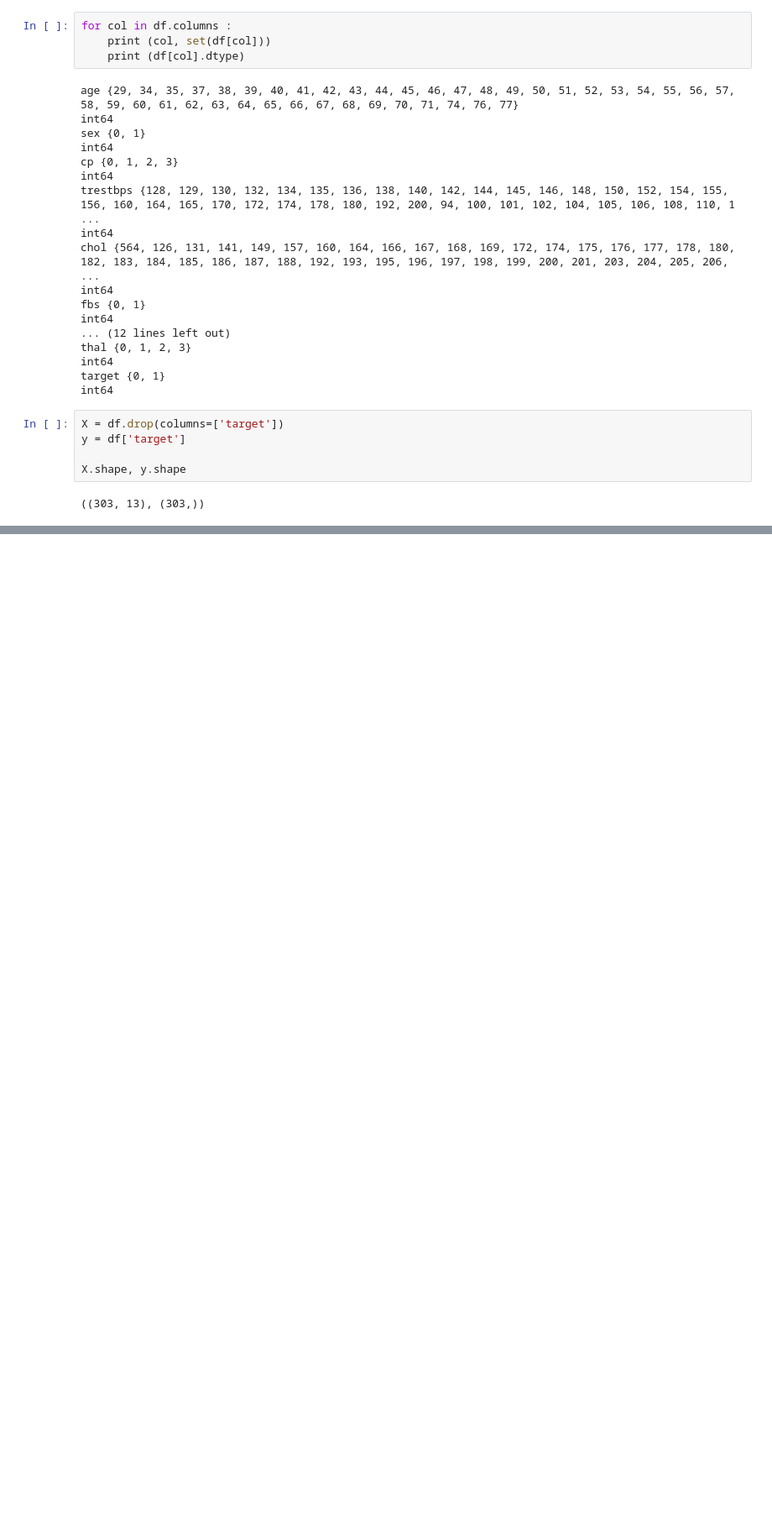
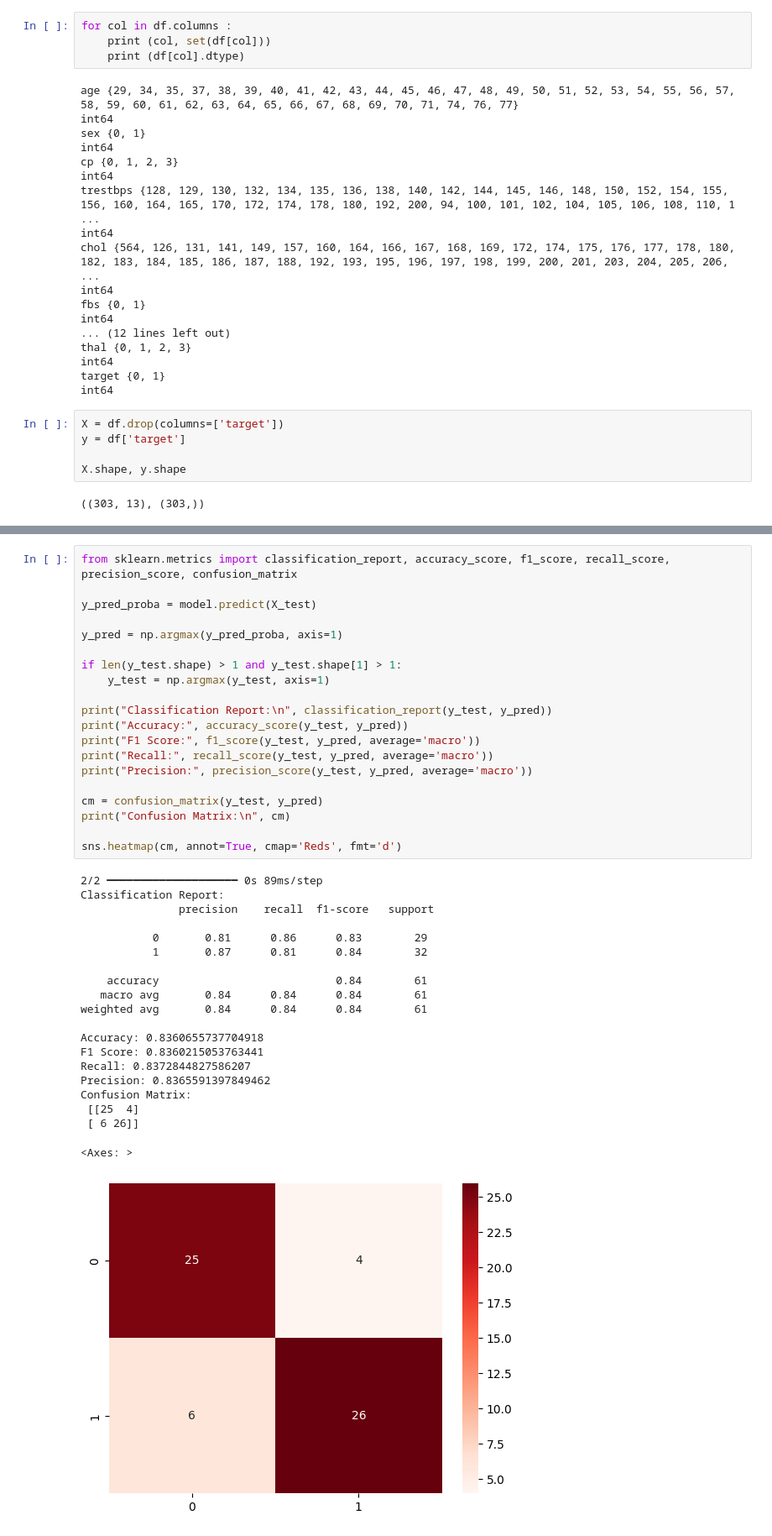
Before and after one commit to lky473736/learning-AI, a Jupyter notebook: class/AI-101/topic5/ML_DL_classification_heart(in class).ipynb, the cells around one changed output, grey strips where cells are left out. Shown at 84% size. Saved outputs shown, nothing was run; the diff lists cells and outputs as text; blank space fills up the shorter version.

```diff
--- a/class/AI-101/topic5/ML_DL_classification_heart(in class).ipynb
+++ b/class/AI-101/topic5/ML_DL_classification_heart(in class).ipynb
@@ -375,0 +486,41 @@ precision :  0.7018398268398269
+# %%
+from sklearn.metrics import classification_report, accuracy_score, f1_score, recall_score, precision_score, confusion_matrix
+
+y_pred_proba = model.predict(X_test)
+
+y_pred = np.argmax(y_pred_proba, axis=1)
+
+if len(y_test.shape) > 1 and y_test.shape[1] > 1:
+    y_test = np.argmax(y_test, axis=1)
+
+print("Classification Report:\n", classification_report(y_test, y_pred))
+print("Accuracy:", accuracy_score(y_test, y_pred))
+print("F1 Score:", f1_score(y_test, y_pred, average='macro'))
+print("Recall:", recall_score(y_test, y_pred, average='macro'))
+print("Precision:", precision_score(y_test, y_pred, average='macro'))
+
+cm = confusion_matrix(y_test, y_pred)
+print("Confusion Matrix:\n", cm)
+
+sns.heatmap(cm, annot=True, cmap='Reds', fmt='d')
+# %% [output]
+2/2 ━━━━━━━━━━━━━━━━━━━━ 0s 89ms/step
+Classification Report:
+               precision    recall  f1-score   support
+
+           0       0.81      0.86      0.83        29
+           1       0.87      0.81      0.84        32
+
+    accuracy                           0.84        61
+   macro avg       0.84      0.84      0.84        61
+weighted avg       0.84      0.84      0.84        61
+
+Accuracy: 0.8360655737704918
+F1 Score: 0.8360215053763441
+Recall: 0.8372844827586207
+Precision: 0.8365591397849462
+Confusion Matrix:
+ [[25  4]
+ [ 6 26]]
+<Axes: >
+[figure, added]
```
Also changed, not shown: parts of 25 cells of this notebook, 7 other files.
